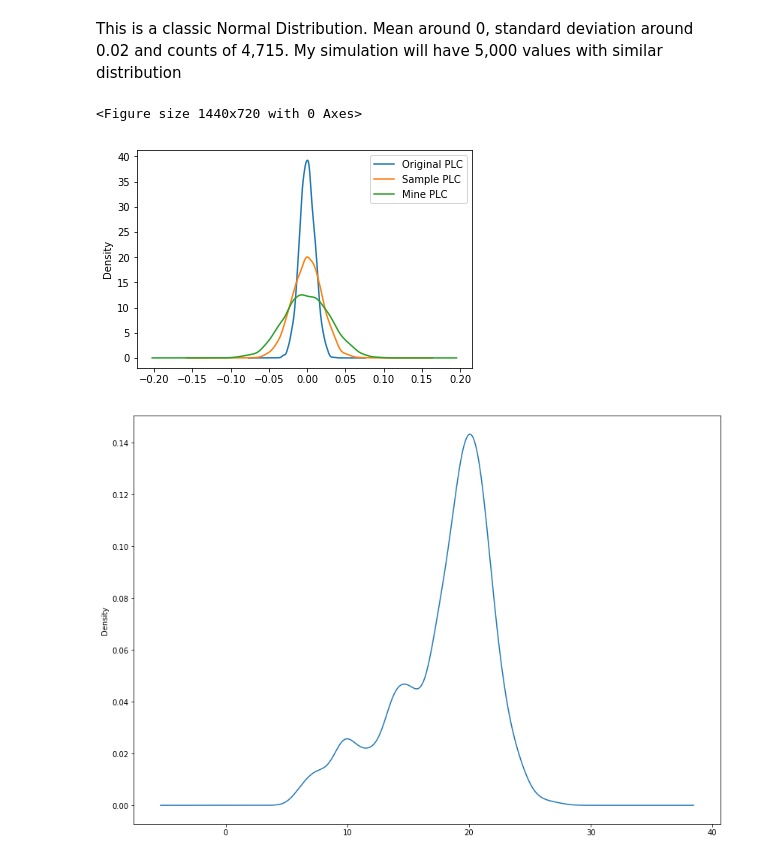
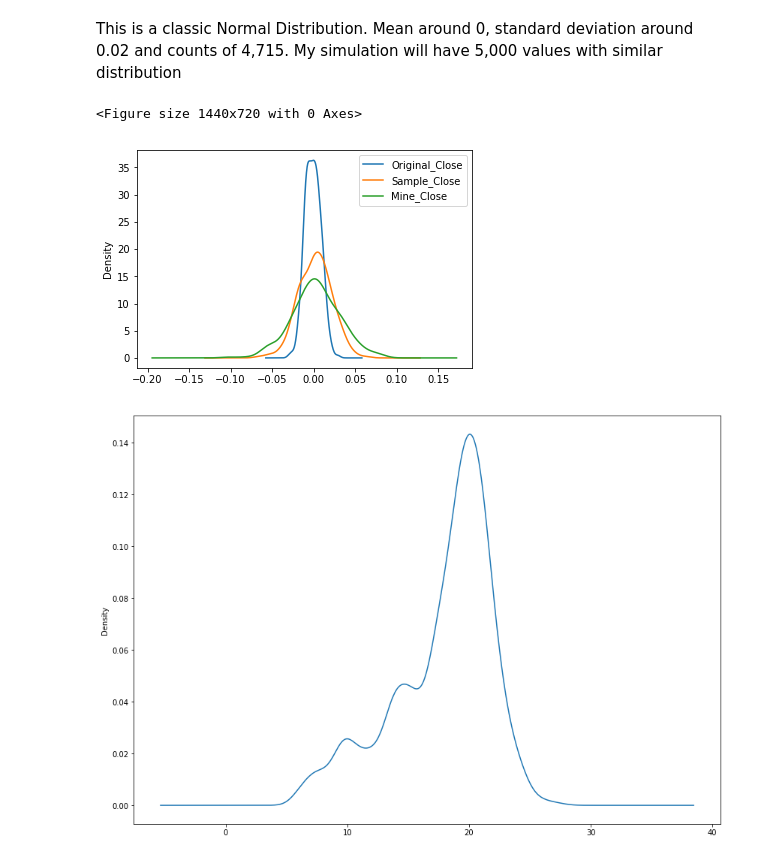
Before and after one commit to MarcoMen-Temp/Programming-Project, a Jupyter notebook: Programming.ipynb, the cells around one changed output. Saved outputs shown, nothing was run; the diff lists cells and outputs as text; code cells hidden in the pictures.

```diff
--- a/Programming.ipynb
+++ b/Programming.ipynb
@@ -255,14 +255,17 @@ This is a classic Normal Distribution. Mean around 0, standard deviation around
 # %%
 # Simulation of 'Close' column
 
-de_1 = pd.Series(np.random.normal(0,0.01,5000),name = 'Original PLC')
-de_2 = pd.Series(np.random.normal(0,0.02,5000),name = 'Sample PLC')
-de_3 = pd.Series(np.random.normal(0,0.03,5000),name = 'Mine PLC')
+de_1 = pd.Series(np.random.normal(0,0.01,300),name = 'Original_Close')
+
+de_2 = pd.Series(np.random.normal(0,0.02,300),name = 'Sample_Close')
+
+de_3 = pd.Series(np.random.normal(0,0.03,300),name = 'Mine_Close')
+
 
 df = pd.concat([de_1,de_2,de_3],axis = 1)
 plt.figure(figsize=(20,10))
 df.plot.density()
 plt.show()
 # %% [output]
 <Figure size 1440x720 with 0 Axes>
-[figure, old version]
+[figure, new version]
```
Also changed, not shown: parts of 11 cells of this notebook.
